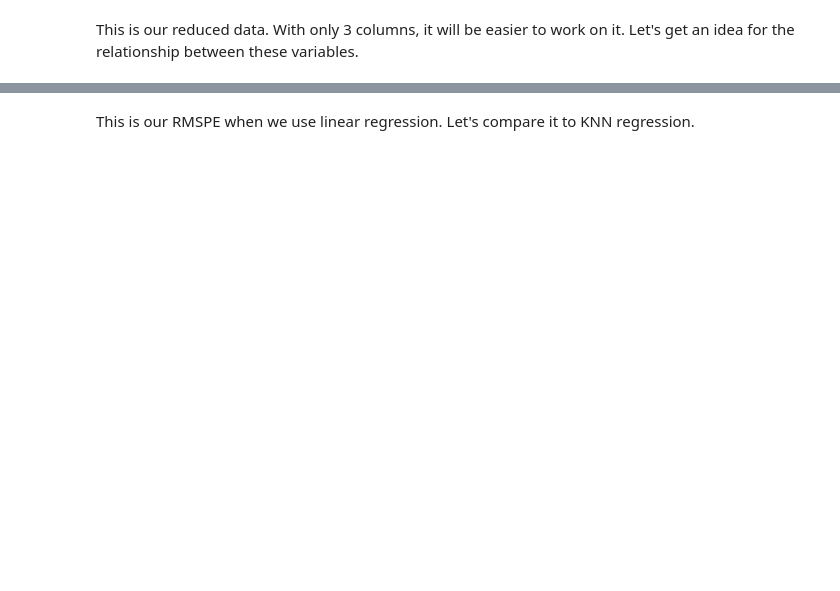
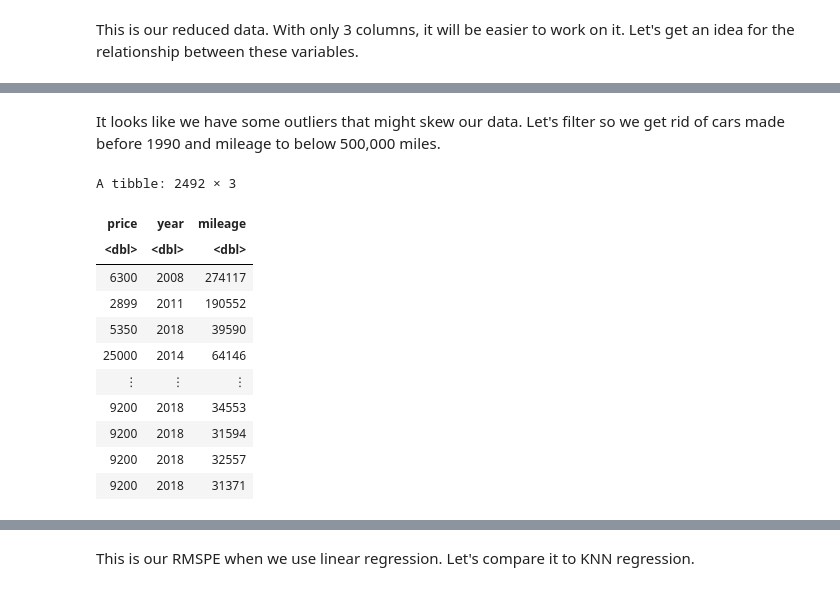
Before and after one commit to zhtgeneral/Group-30-Official, a Jupyter notebook: Group 30 Project.ipynb, the cells around one changed output, grey strips where cells are left out. Saved outputs shown, nothing was run; the diff lists cells and outputs as text; code cells hidden in the pictures; blank space fills up the shorter version.

```diff
--- a/Group 30 Project.ipynb
+++ b/Group 30 Project.ipynb
@@ -75,0 +124,21 @@ plot_grid(car_year, car_mileage, ncol = 2)
+# %% [markdown]
+It looks like we have some outliers that might skew our data. Let's filter so we get rid of cars made before 1990 and mileage to below 500,000 miles.
+# %%
+car_all <- car |>
+           select(price, year, mileage) |>
+           filter(year > 1990,
+                  mileage < 500000)
+car_all
+# %% [output]
+A tibble: 2492 × 3
+| price | year | mileage |
+| <dbl> | <dbl> | <dbl> |
+| 6300 | 2008 | 274117 |
+| 2899 | 2011 | 190552 |
+| 5350 | 2018 | 39590 |
+| 25000 | 2014 | 64146 |
+| ⋮ | ⋮ | ⋮ |
+| 9200 | 2018 | 34553 |
+| 9200 | 2018 | 31594 |
+| 9200 | 2018 | 32557 |
+| 9200 | 2018 | 31371 |
```
Also changed, not shown: parts of 16 cells of this notebook.
